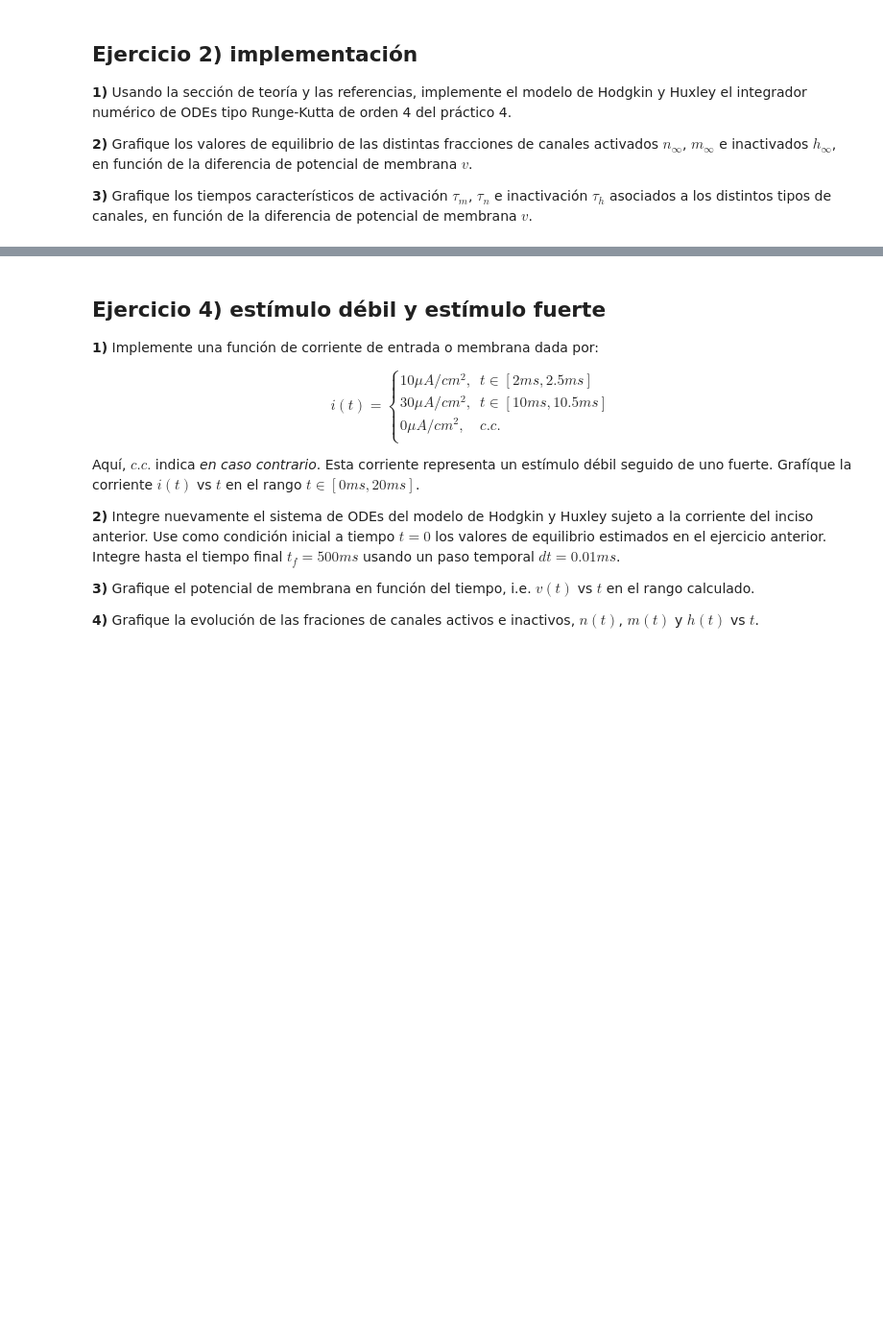
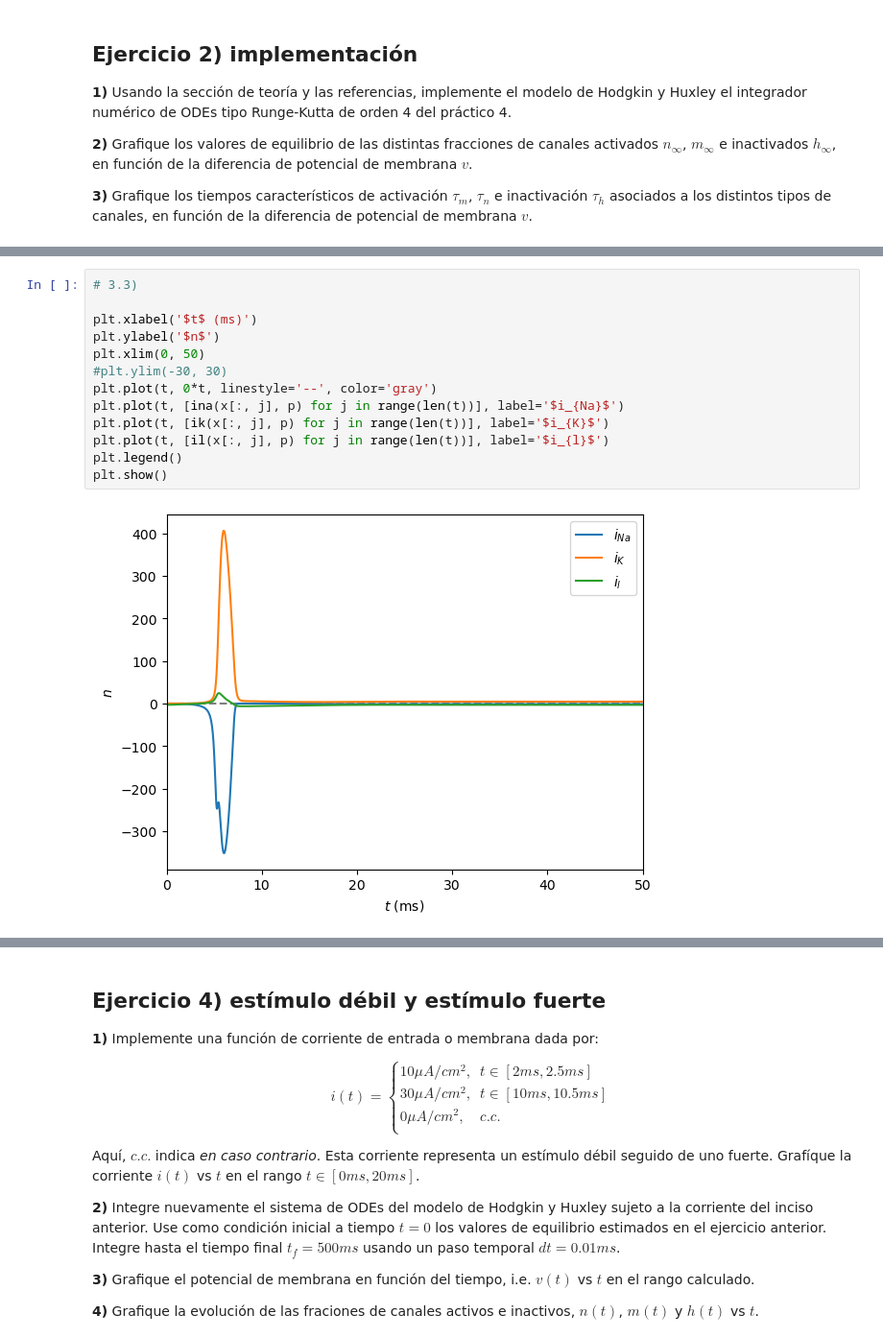
Before and after one commit to EnzoRg/neural_networks, a Jupyter notebook: Ejercicios/redes_neuronales_2024_guia_8.ipynb, the cells around one changed output, grey strips where cells are left out. Shown: that part at 96% size. Saved outputs shown, nothing was run; the diff lists cells and outputs as text; blank space fills up the shorter version.

```diff
--- a/Ejercicios/redes_neuronales_2024_guia_8.ipynb
+++ b/Ejercicios/redes_neuronales_2024_guia_8.ipynb
@@ -314,0 +384,15 @@ Aclaración, los valores de los potenciales de Nernst se toman en referencia al
+# %%
+# 3.3)
+
+plt.xlabel('$t$ (ms)')
+plt.ylabel('$n$')
+plt.xlim(0, 50)
+#plt.ylim(-30, 30)
+plt.plot(t, 0*t, linestyle='--', color='gray')
+plt.plot(t, [ina(x[:, j], p) for j in range(len(t))], label='$i_{Na}$')
+plt.plot(t, [ik(x[:, j], p) for j in range(len(t))], label='$i_{K}$')
+plt.plot(t, [il(x[:, j], p) for j in range(len(t))], label='$i_{l}$')
+plt.legend()
+plt.show()
+# %% [output]
+[figure, added]
```
Also changed, not shown: parts of 39 cells of this notebook.
